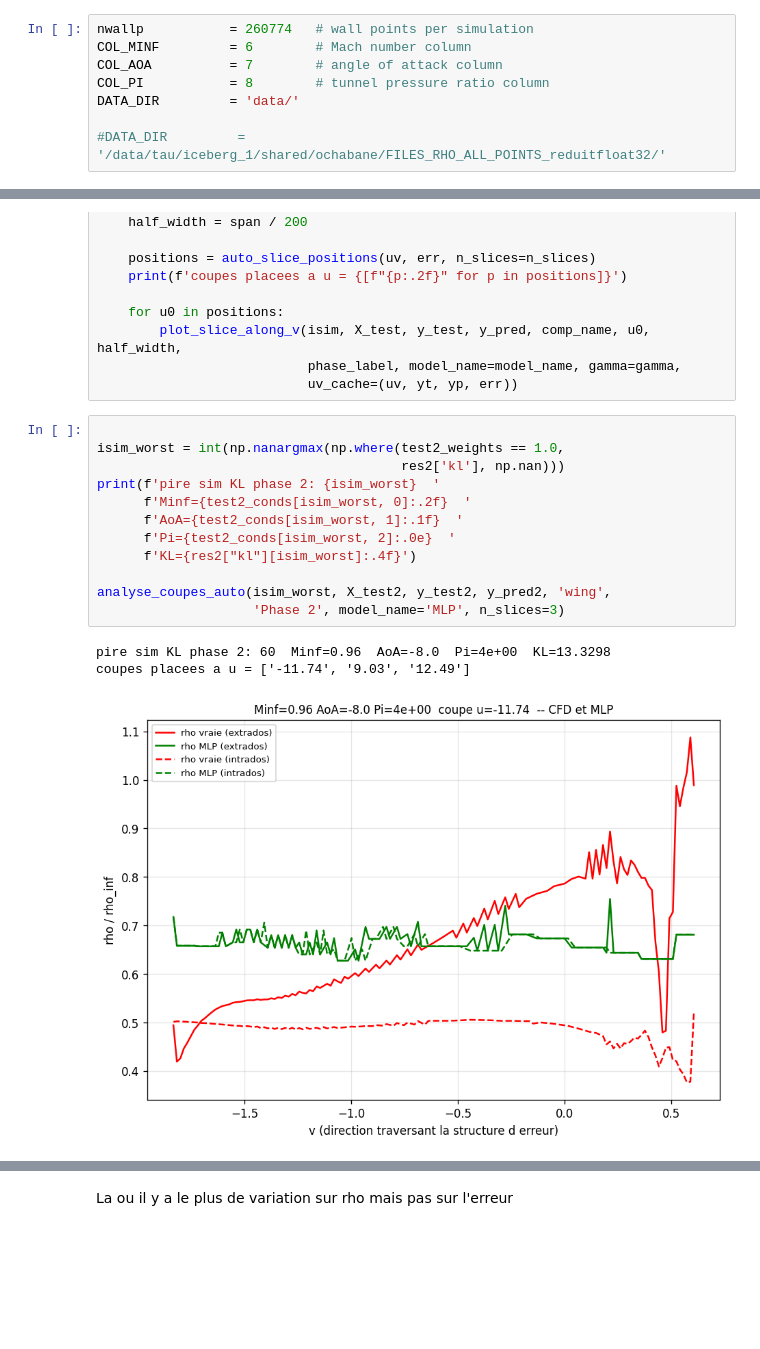
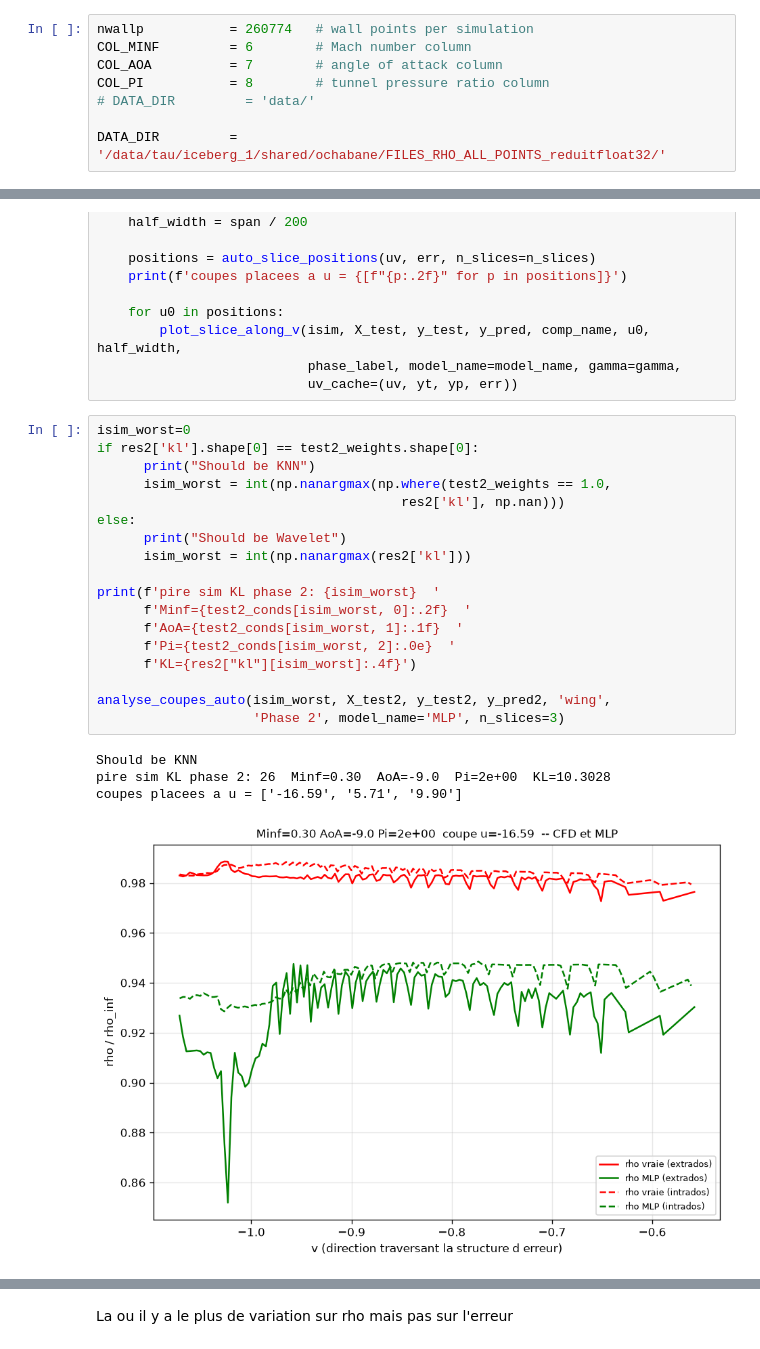
Before and after one commit to Akawalid/onera_468_crm_wall_distribution_regression_challenge_v2, a Jupyter notebook: copy.ipynb, the cells around one changed output, grey strips where cells are left out. Drawn from its saved outputs; the diff is of its cells as text; blank space fills up the shorter version.

```diff
--- a/copy.ipynb
+++ b/copy.ipynb
@@ -27,9 +27,9 @@ nwallp           = 260774   # wall points per simulation
 COL_MINF         = 6        # Mach number column
 COL_AOA          = 7        # angle of attack column
 COL_PI           = 8        # tunnel pressure ratio column
-DATA_DIR         = 'data/'
+# DATA_DIR         = 'data/'
 
-#DATA_DIR         = '/data/tau/iceberg_1/shared/ochabane/FILES_RHO_ALL_POINTS_reduitfloat32/'
+DATA_DIR         = '/data/tau/iceberg_1/shared/ochabane/FILES_RHO_ALL_POINTS_reduitfloat32/'
 # %% [markdown]
 ## 6. KNN Baseline: Phase 1 & 2 Evaluation
 
@@ -787,18 +844,25 @@ def analyse_coupes_auto(isim, X_test, y_test, y_pred, comp_name, phase_label,
                            phase_label, model_name=model_name, gamma=gamma,
                            uv_cache=(uv, yt, yp, err))
 # %%
+isim_worst=0
+if res2['kl'].shape[0] == test2_weights.shape[0]:
+      print("Should be KNN")
+      isim_worst = int(np.nanargmax(np.where(test2_weights == 1.0,
+                                       res2['kl'], np.nan)))
+else:
+      print("Should be Wavelet")
+      isim_worst = int(np.nanargmax(res2['kl']))
 
-isim_worst = int(np.nanargmax(np.where(test2_weights == 1.0,
-                                       res2['kl'], np.nan)))
 print(f'pire sim KL phase 2: {isim_worst}  '
       f'Minf={test2_conds[isim_worst, 0]:.2f}  '
       f'AoA={test2_conds[isim_worst, 1]:.1f}  '
       f'Pi={test2_conds[isim_worst, 2]:.0e}  '
       f'KL={res2["kl"][isim_worst]:.4f}')
 
 analyse_coupes_auto(isim_worst, X_test2, y_test2, y_pred2, 'wing',
                     'Phase 2', model_name='MLP', n_slices=3)
 # %% [output]
-pire sim KL phase 2: 60  Minf=0.96  AoA=-8.0  Pi=4e+00  KL=13.3298
-coupes placees a u = ['-11.74', '9.03', '12.49']
+Should be KNN
+pire sim KL phase 2: 26  Minf=0.30  AoA=-9.0  Pi=2e+00  KL=10.3028
+coupes placees a u = ['-16.59', '5.71', '9.90']
-[figure, old version]
+[figure, new version]
```
Also changed, not shown: parts of 11 cells of this notebook, 1 other file.
